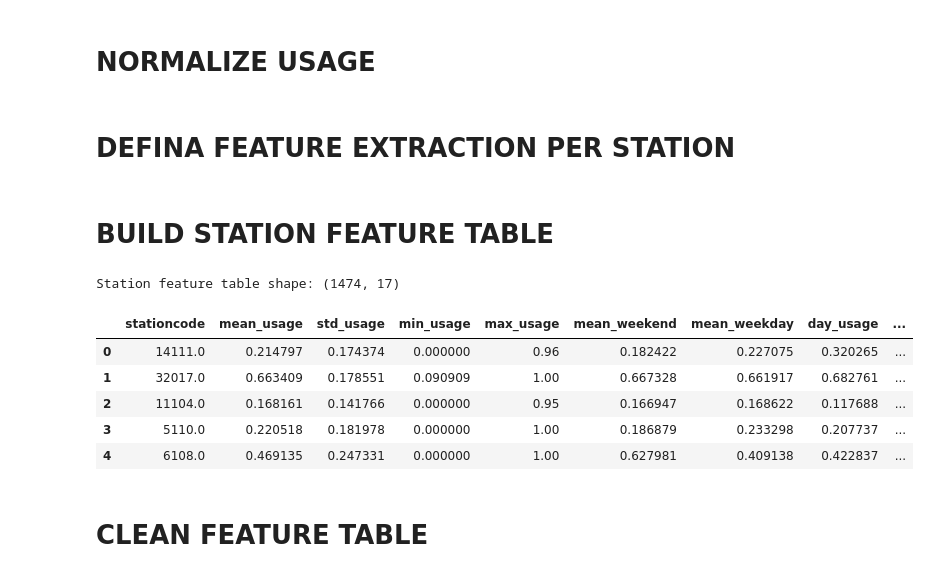
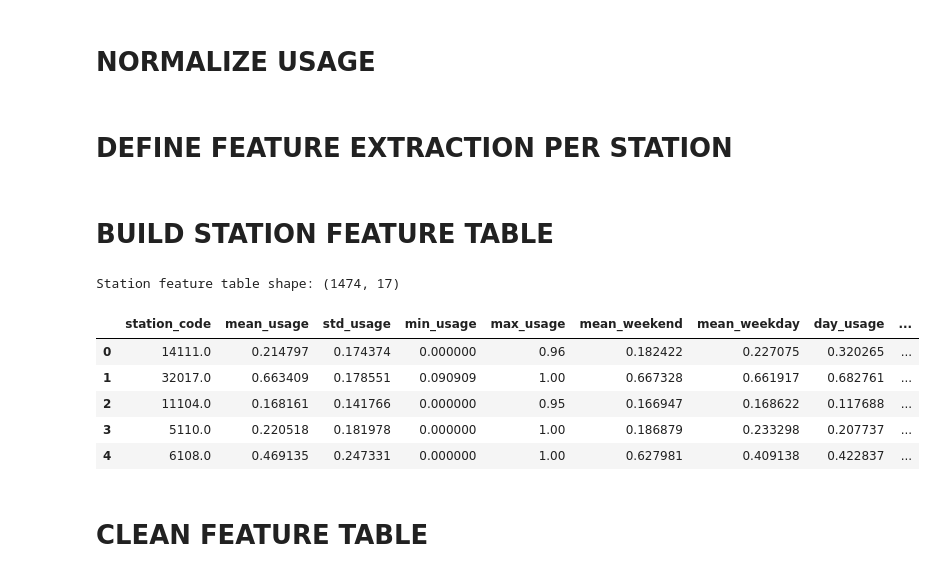
Before and after one commit to EmirhanFaruk/Projet-DALAS, a Jupyter notebook: extract_features/extract_station_features.ipynb, the cells around one changed output. Cells and saved outputs as stored; diff of their text form; code cells hidden in the pictures.

```diff
--- a/extract_features/extract_station_features.ipynb
+++ b/extract_features/extract_station_features.ipynb
@@ -29,7 +29,7 @@ Stations: 1474
 df["usage_ratio"] = df["total_bikes_now"] / df["capacity"]
 df["usage_ratio"] = df["usage_ratio"].clip(0, 1)
 # %% [markdown]
-# DEFINA FEATURE EXTRACTION PER STATION
+# DEFINE FEATURE EXTRACTION PER STATION
 # %%
 def extract_station_features(group):
     features = {}
@@ -44,8 +44,8 @@ def extract_station_features(group):
     features["mean_weekend"] = group[group["is_weekend"] == 1]["usage_ratio"].mean()
     features["mean_weekday"] = group[group["is_weekend"] == 0]["usage_ratio"].mean()
 
-    features["day_usage"] = group[group["weather_is_day"] == 1]["usage_ratio"].mean()
-    features["night_usage"] = group[group["weather_is_day"] == 0]["usage_ratio"].mean()
+    features["day_usage"] = group[group["is_day"] == 1]["usage_ratio"].mean()
+    features["night_usage"] = group[group["is_day"] == 0]["usage_ratio"].mean()
 
     # --- Daily amplitude ---
     hourly_mean = group.groupby("hour")["usage_ratio"].mean()
@@ -53,10 +53,10 @@ def extract_station_features(group):
 
     # --- Weather sensitivity (CORRELATIONS) ---
     for col in [
-        "weather_temperature_2m",
-        "weather_wind_speed_10m",
-        "weather_wind_direction_10m",
-        "weather_weather_code"
+        "temperature",
+        "wind_speed",
+        "wind_direction",
+        "weather_code"
     ]:
         if group[col].nunique() > 1:
             features[f"corr_{col}"] = group["usage_ratio"].corr(group[col])
@@ -73,16 +73,16 @@ def extract_station_features(group):
 # BUILD STATION FEATURE TABLE
 # %%
 station_features = (
-    df.groupby("stationcode", sort=False)
+    df.groupby("station_code", sort=False)
     .apply(extract_station_features)
     .reset_index()
 )
 
 print("Station feature table shape:", station_features.shape)
 station_features.head()
 # %% [output]
 Station feature table shape: (1474, 17)
-|  | stationcode | mean_usage | std_usage | min_usage | max_usage | mean_weekend | mean_weekday | day_usage | ... |
+|  | station_code | mean_usage | std_usage | min_usage | max_usage | mean_weekend | mean_weekday | day_usage | ... |
 | 0 | 14111.0 | 0.214797 | 0.174374 | 0.000000 | 0.96 | 0.182422 | 0.227075 | 0.320265 | ... |
 | 1 | 32017.0 | 0.663409 | 0.178551 | 0.090909 | 1.00 | 0.667328 | 0.661917 | 0.682761 | ... |
 | 2 | 11104.0 | 0.168161 | 0.141766 | 0.000000 | 0.95 | 0.166947 | 0.168622 | 0.117688 | ... |
```
Also changed, not shown: parts of 2 cells of this notebook, 3 other files.
